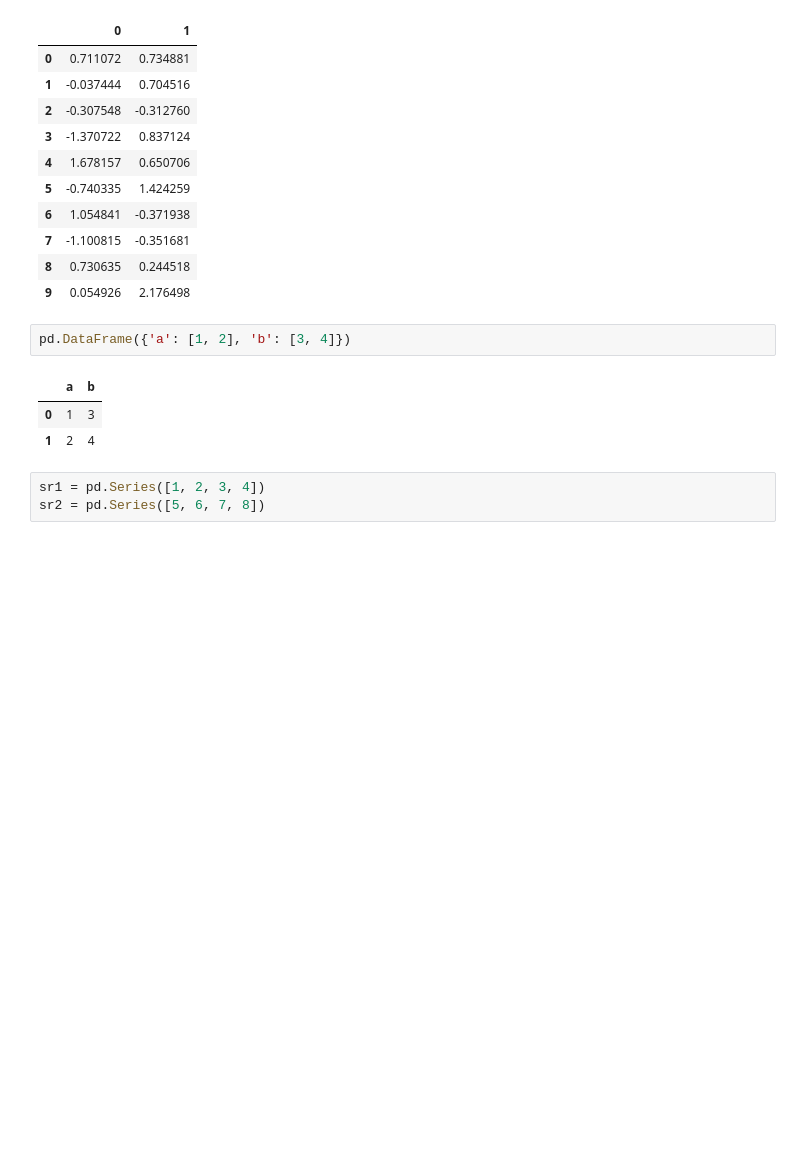
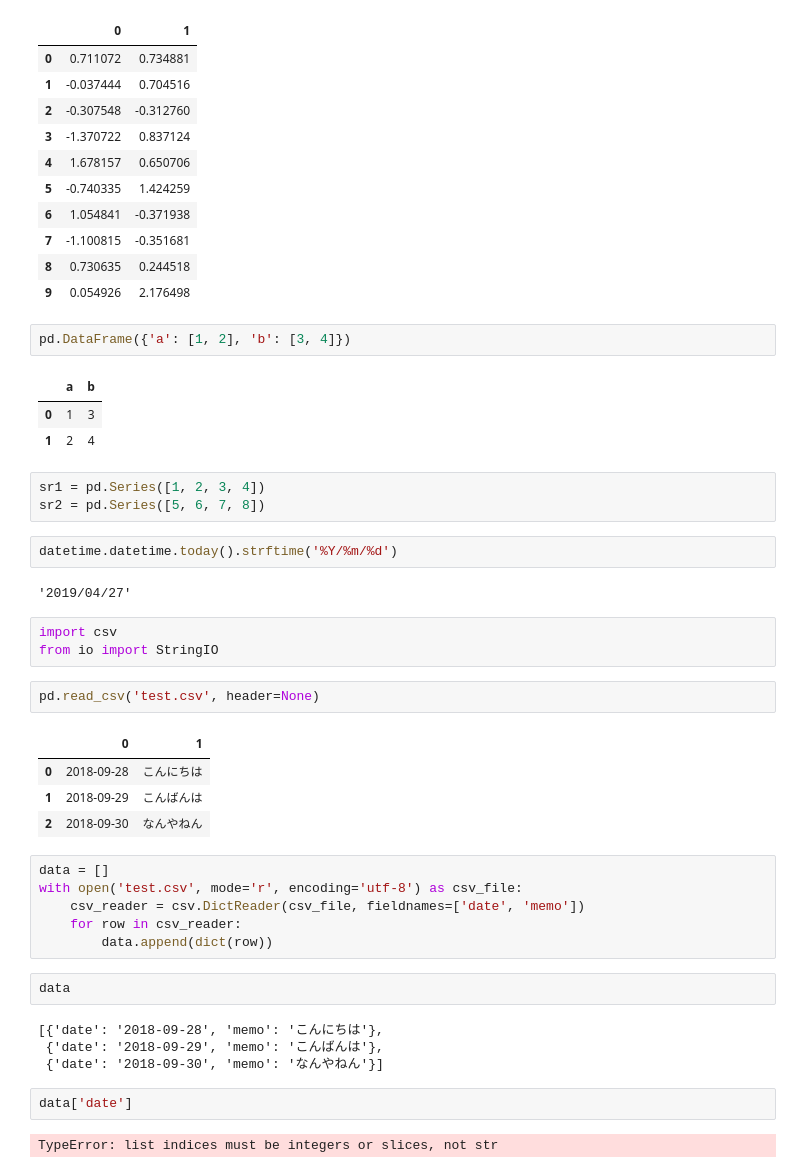
Before and after one commit to singlino0619/Finance, a Jupyter notebook: discount_factor/tenor_basis_curve.ipynb, the cells around one changed output. Saved outputs shown, nothing was run; the diff lists cells and outputs as text; blank space fills up the shorter version.

```diff
--- a/discount_factor/tenor_basis_curve.ipynb
+++ b/discount_factor/tenor_basis_curve.ipynb
@@ -261,3 +272,33 @@ pd.DataFrame({'a': [1, 2], 'b': [3, 4]})
 # %%
 sr1 = pd.Series([1, 2, 3, 4])
 sr2 = pd.Series([5, 6, 7, 8])
+# %%
+datetime.datetime.today().strftime('%Y/%m/%d')
+# %% [output]
+'2019/04/27'
+# %%
+import csv
+from io import StringIO
+# %%
+pd.read_csv('test.csv', header=None)
+# %% [output]
+|  | 0 | 1 |
+| 0 | 2018-09-28 | こんにちは |
+| 1 | 2018-09-29 | こんばんは |
+| 2 | 2018-09-30 | なんやねん |
+# %%
+data = []
+with open('test.csv', mode='r', encoding='utf-8') as csv_file:
+    csv_reader = csv.DictReader(csv_file, fieldnames=['date', 'memo'])
+    for row in csv_reader:
+        data.append(dict(row))
+# %%
+data
+# %% [output]
+[{'date': '2018-09-28', 'memo': 'こんにちは'},
+ {'date': '2018-09-29', 'memo': 'こんばんは'},
+ {'date': '2018-09-30', 'memo': 'なんやねん'}]
+# %%
+data['date']
+# %% [output]
+TypeError: list indices must be integers or slices, not str
```
Also changed, not shown: parts of 17 cells of this notebook, 7 other files.
